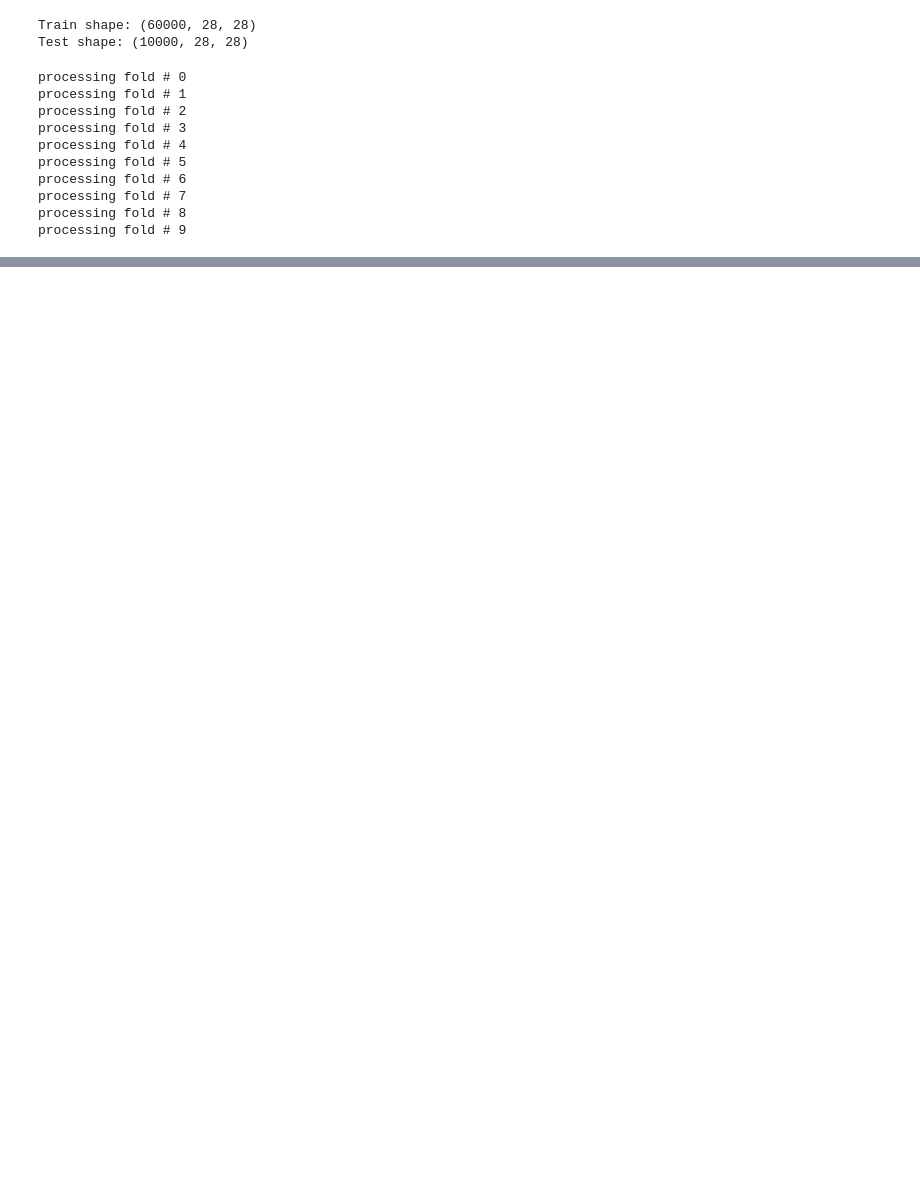
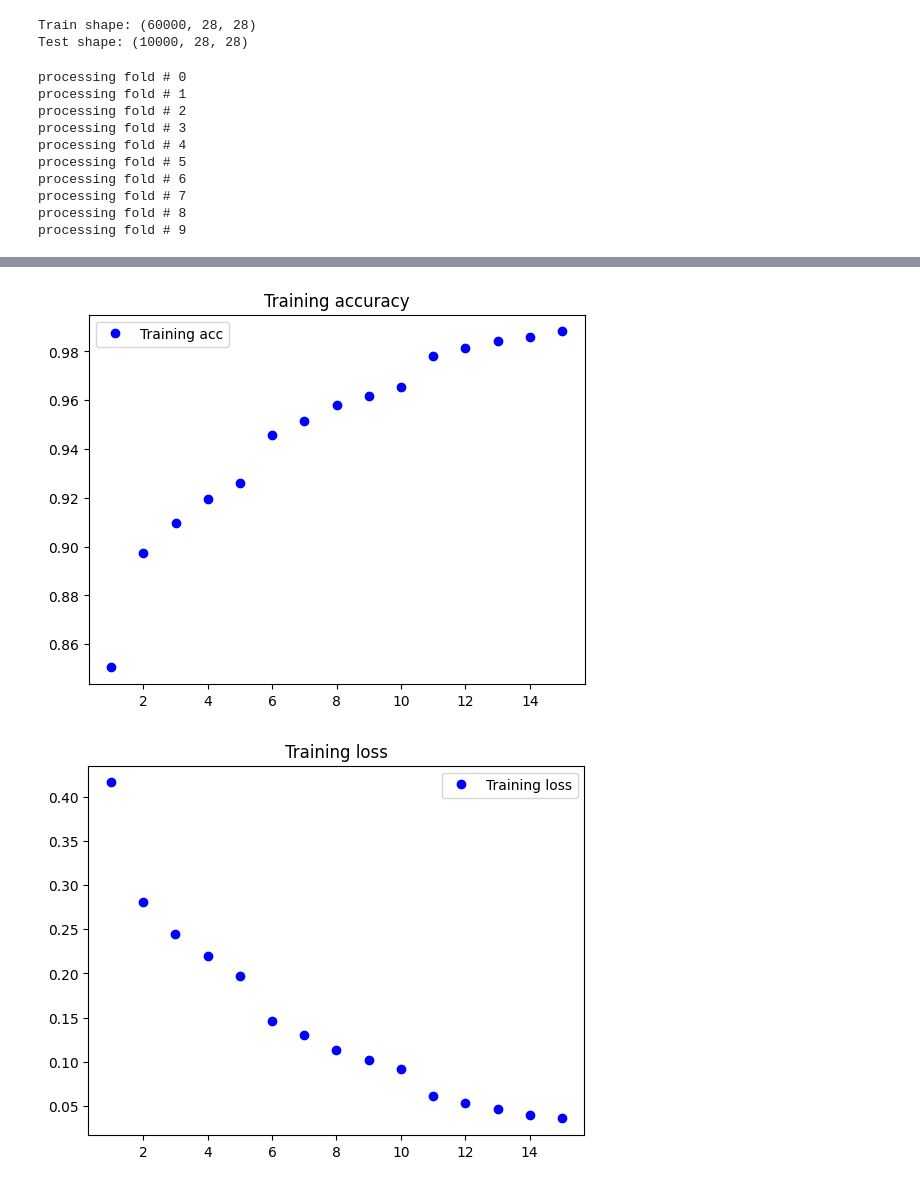
Before and after one commit to FunnyPocketBook/infocv, a Jupyter notebook: ass4/main.ipynb, the cells around one changed output, grey strips where cells are left out. Cells and saved outputs as stored; diff of their text form; code cells hidden in the pictures; blank space fills up the shorter version.

```diff
--- a/ass4/main.ipynb
+++ b/ass4/main.ipynb
@@ -251,0 +331,34 @@ plot_loss_and_accuracy(history)
+# %%
+#Batch normalization: Stabilize learning process
+#Normalizes values to 0 or to 1 depending on whichever they are closer to using mean and std, solves internal covariate shift.
+# Forces every layer to have the same distribution in every epoch
+def create_model_variant3():
+    model = tf.keras.models.Sequential([
+        tf.keras.layers.Conv2D(32, (3, 3), activation='relu', input_shape=(28, 28, 1)),
+        tf.keras.layers.BatchNormalization(),
+        tf.keras.layers.MaxPooling2D((2, 2)),
+        tf.keras.layers.Conv2D(64, (3, 3), activation='relu'),
+        tf.keras.layers.MaxPooling2D((2, 2)),
+        tf.keras.layers.Conv2D(64, (3, 3), activation='relu'),
+        tf.keras.layers.Flatten(),
+        tf.keras.layers.Dense(64, activation='relu'),
+        tf.keras.layers.Dense(10, activation='softmax')
+    ])
+    return model
+
+model = create_model_variant3()
+
+model, history = train_model(train_images, train_labels, model)
+
+# Evaluate the model
+test_loss, test_acc = model.evaluate(test_images, test_labels, verbose=1)
+
+print(f"Test accuracy: {test_acc}")
+print(f"Test loss: {test_loss}")
+
+plot_loss_and_accuracy(history)
+
+#Result: Batch normalization trains excelently BUT will need more epochs to improve validation accuracy.
+#This variant could also largely improve by adding a dropping layer and regulizers to reduce overfitting (but we can only have 1 change per variant)
+#Conclussion: loss: 0.2573 - accuracy: 0.9191 Baseline - loss: 0.3936 - accuracy: 0.9103 Variant3
+# %% [output]
@@ -251,0 +382,2 @@ plot_loss_and_accuracy(history)
+[figure, added]
+[figure, added]
```
Also changed, not shown: parts of 10 cells of this notebook.
